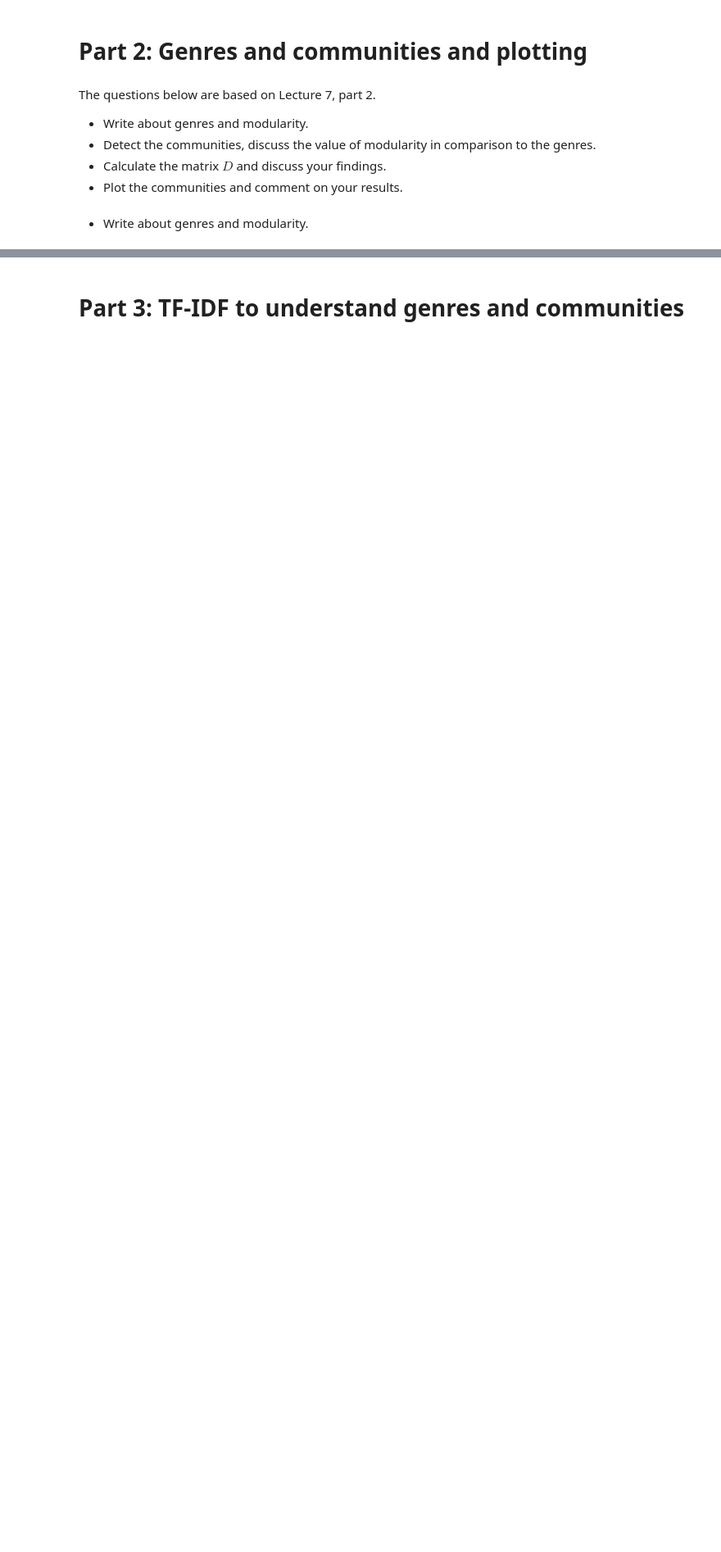
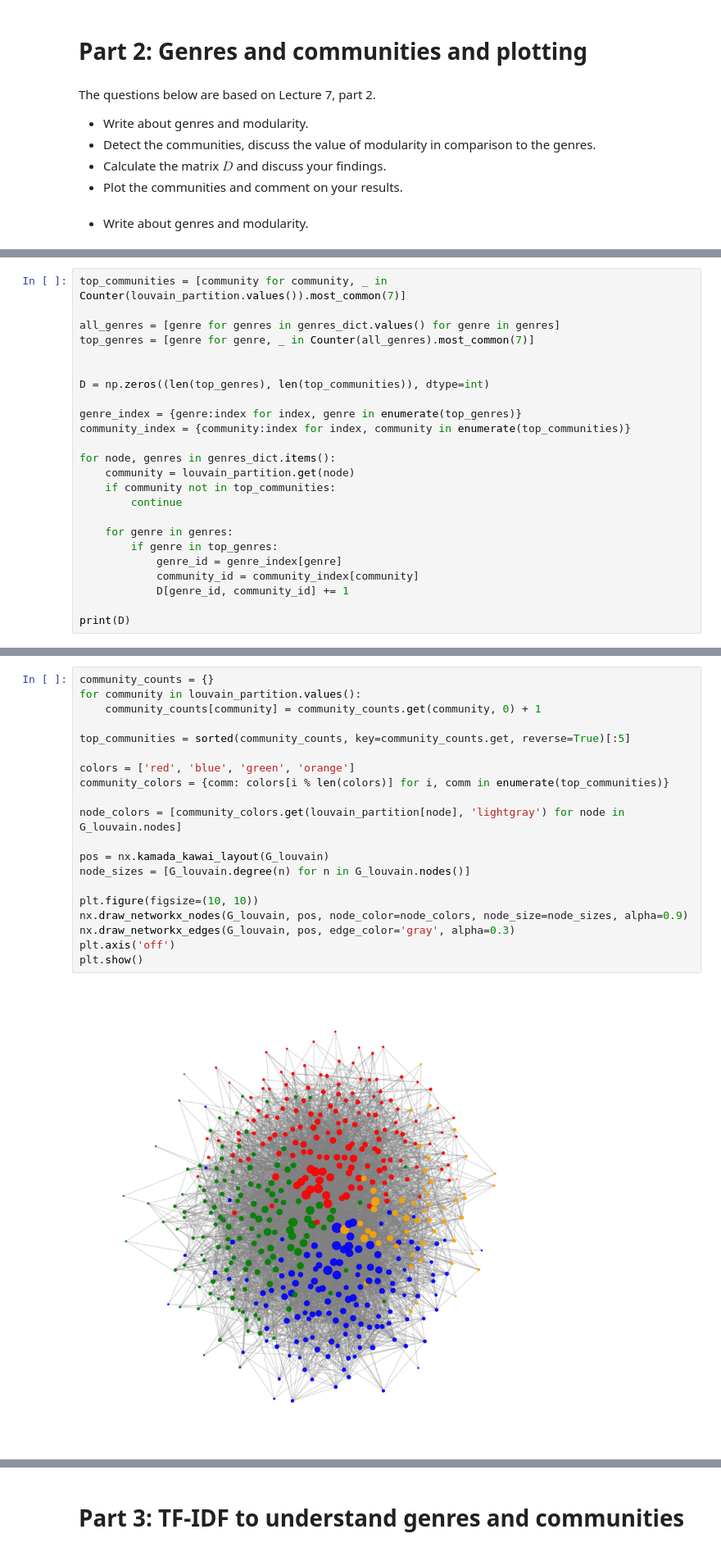
Before and after one commit to GermanButtiero/social_graph_assignment1, a Jupyter notebook: assigment2.ipynb, the cells around one changed output, grey strips where cells are left out. Shown at 82% size. Cells and saved outputs as stored; diff of their text form; blank space fills up the shorter version.

```diff
--- a/assigment2.ipynb
+++ b/assigment2.ipynb
@@ -344,0 +439,24 @@ The questions below are based on Lecture 7, part 2.
+# %%
+top_communities = [community for community, _ in Counter(louvain_partition.values()).most_common(7)]
+
+all_genres = [genre for genres in genres_dict.values() for genre in genres]
+top_genres = [genre for genre, _ in Counter(all_genres).most_common(7)]
+
+
+D = np.zeros((len(top_genres), len(top_communities)), dtype=int)
+
+genre_index = {genre:index for index, genre in enumerate(top_genres)}
+community_index = {community:index for index, community in enumerate(top_communities)}
+
+for node, genres in genres_dict.items():
+    community = louvain_partition.get(node)
+    if community not in top_communities:
+        continue
+
+    for genre in genres:
+        if genre in top_genres:
+            genre_id = genre_index[genre]
+            community_id = community_index[community]
+            D[genre_id, community_id] += 1
+
+print(D)
@@ -344,0 +475,22 @@ The questions below are based on Lecture 7, part 2.
+# %%
+community_counts = {}
+for community in louvain_partition.values():
+    community_counts[community] = community_counts.get(community, 0) + 1
+
+top_communities = sorted(community_counts, key=community_counts.get, reverse=True)[:5]
+
+colors = ['red', 'blue', 'green', 'orange']
+community_colors = {comm: colors[i % len(colors)] for i, comm in enumerate(top_communities)}
+
+node_colors = [community_colors.get(louvain_partition[node], 'lightgray') for node in G_louvain.nodes]
+
+pos = nx.kamada_kawai_layout(G_louvain)
+node_sizes = [G_louvain.degree(n) for n in G_louvain.nodes()]
+
+plt.figure(figsize=(10, 10))
+nx.draw_networkx_nodes(G_louvain, pos, node_color=node_colors, node_size=node_sizes, alpha=0.9)
+nx.draw_networkx_edges(G_louvain, pos, edge_color='gray', alpha=0.3)
+plt.axis('off')
+plt.show()
+# %% [output]
+[figure, added]
```
Also changed, not shown: parts of 21 cells of this notebook, 5 other files.
